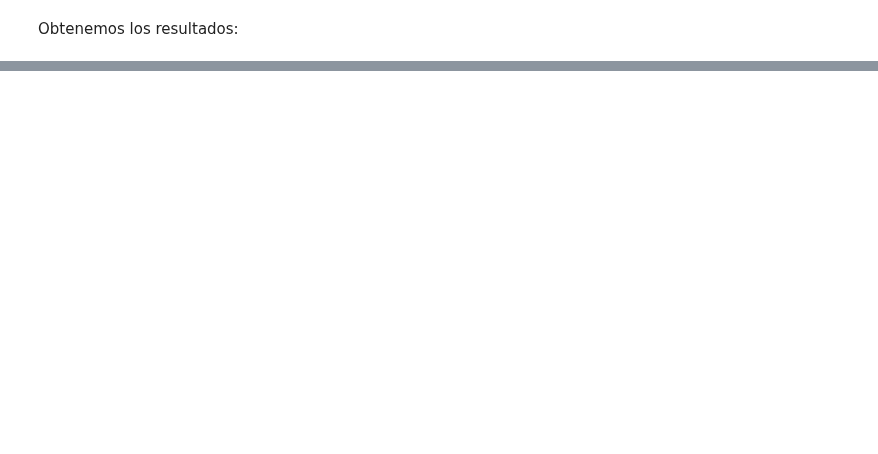
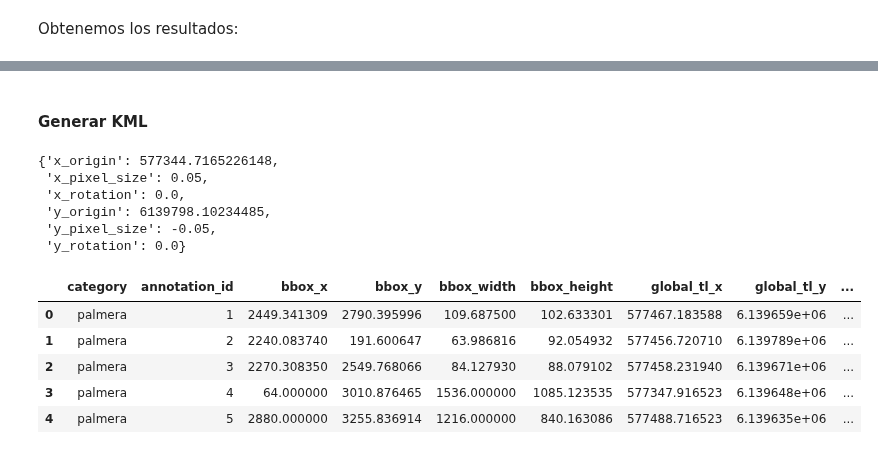
Before and after one commit to brunomaso1/uba-ceia, a Jupyter notebook: ceia-proyecto-final/modulo-IA/deteccion_palmeras/yolov11/yolov11.ipynb, the cells around one changed output, grey strips where cells are left out. Drawn from its saved outputs; the diff is of its cells as text; code cells hidden in the pictures; blank space fills up the shorter version.

```diff
--- a/ceia-proyecto-final/modulo-IA/deteccion_palmeras/yolov11/yolov11.ipynb
+++ b/ceia-proyecto-final/modulo-IA/deteccion_palmeras/yolov11/yolov11.ipynb
@@ -415,0 +501,22 @@ LOGGER.debug(f"Se descargó el parche {image_name_path} desde MinIO")
+# %% [markdown]
+#### Generar KML
+# %%
+jgw_data = ProcesadorAnotacionesMongoDB.load_jgw_file_from_mongodb(patch_name=patch_name)
+pprint(jgw_data)
+# %% [output]
+{'x_origin': 577344.7165226148,
+ 'x_pixel_size': 0.05,
+ 'x_rotation': 0.0,
+ 'y_origin': 6139798.10234485,
+ 'y_pixel_size': -0.05,
+ 'y_rotation': 0.0}
+# %%
+gdf = ProcesadorGeojsonKml.create_geojson_from_annotation(patch_name, coco_annotations, jgw_data)
+gdf.head()
+# %% [output]
+|  | category | annotation_id | bbox_x | bbox_y | bbox_width | bbox_height | global_tl_x | global_tl_y | ... |
+| 0 | palmera | 1 | 2449.341309 | 2790.395996 | 109.687500 | 102.633301 | 577467.183588 | 6.139659e+06 | ... |
+| 1 | palmera | 2 | 2240.083740 | 191.600647 | 63.986816 | 92.054932 | 577456.720710 | 6.139789e+06 | ... |
+| 2 | palmera | 3 | 2270.308350 | 2549.768066 | 84.127930 | 88.079102 | 577458.231940 | 6.139671e+06 | ... |
+| 3 | palmera | 4 | 64.000000 | 3010.876465 | 1536.000000 | 1085.123535 | 577347.916523 | 6.139648e+06 | ... |
+| 4 | palmera | 5 | 2880.000000 | 3255.836914 | 1216.000000 | 840.163086 | 577488.716523 | 6.139635e+06 | ... |
```
Also changed, not shown: parts of 45 cells of this notebook, 19 other files.
